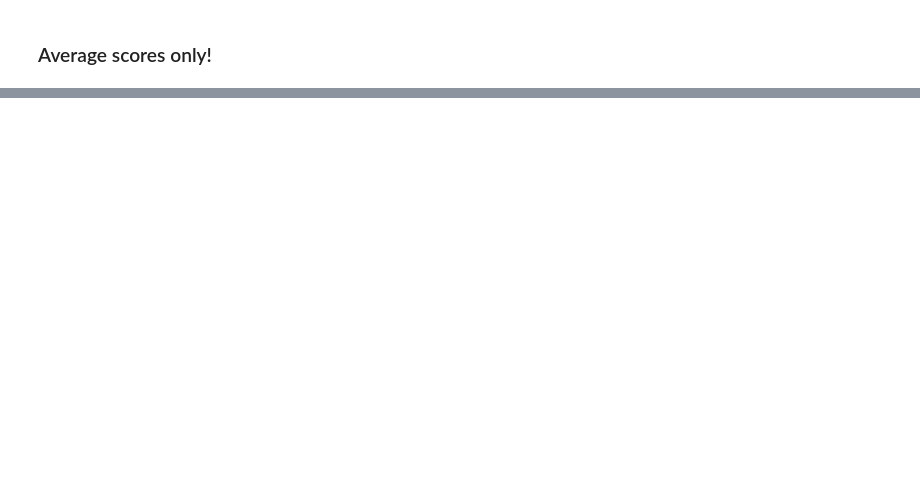
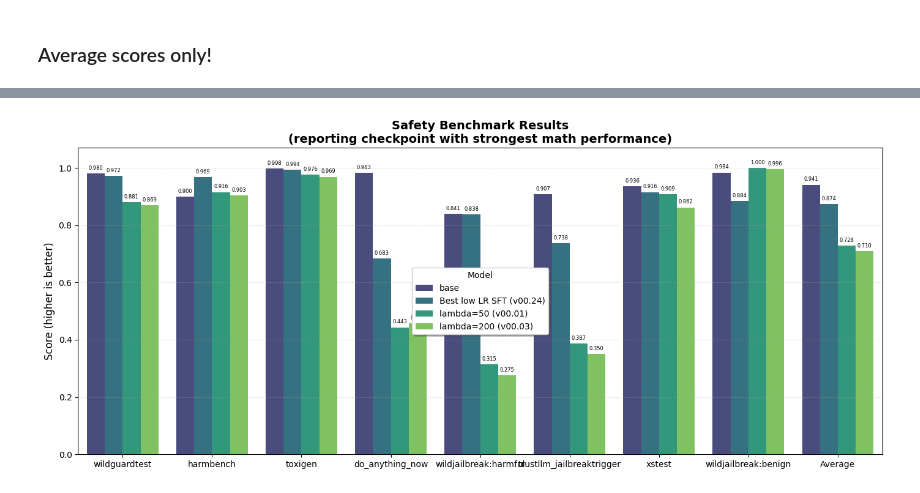
Before and after one commit to Neelectric/open-r1_safety, a Jupyter notebook: data_viz/prep_paper_data_viz.ipynb, the cells around one changed output, grey strips where cells are left out. Cells and saved outputs as stored; diff of their text form; code cells hidden in the pictures; blank space fills up the shorter version.

Commit message:
trying different chat configs, new data viz

```diff
--- a/data_viz/prep_paper_data_viz.ipynb
+++ b/data_viz/prep_paper_data_viz.ipynb
@@ -1069,0 +1008,84 @@ Average score for ../safety-eval/generation_results/Neelectric/Llama-3.1-8B-Inst
+# %%
+import json
+from pprint import pprint
+import pandas as pd
+import matplotlib.pyplot as plt
+import seaborn as sns
+import os
+
+root_file_path = "../safety-eval/generation_results/"
+model = "Neelectric/Llama-3.1-8B-Instruct_SFT_Math-220kfisher_v00."
+
+safety_benchmark_configs = [
+    ('wildguardtest', 'inverted_micro_harm_lower'),
+    ('harmbench', 'inverted_micro_asr_lower'),
+    ('toxigen', 'safe_overall'),
+    ('do_anything_now', 'inverted_macro_asr'),
+    ('wildjailbreak:harmful', 'inverted_macro_asr'),
+    ('trustllm_jailbreaktrigger', 'inverted_macro_asr'),
+    ('xstest', 'overall_accuracy'),
+    ('wildjailbreak:benign', 'macro_asr'),
+]
+benchmarks = [benchmark[0] for benchmark in safety_benchmark_configs] + ["Average"]
+
+
+# Base
+# Best SFT
+# fisher lambda 50.0
+# fisher lambda 100.0
+# fisher lambda 200.0
+
+### do it for base
+base_path = root_file_path + "meta-llama/Llama-3.1-8B-Instruct" + "/base/metrics_base_main.json"
+base_values = retrieve_results(results_json_path=base_path, benchmark_configs=safety_benchmark_configs, compute_mean=True)
+
+### this is for best low LR sft v00.24
+low_lr_path = "../safety-eval/generation_results/Neelectric/Llama-3.1-8B-Instruct_SFT_Math-220kv00.24/SFT/metrics_SFT_main.json"
+low_lr_values = retrieve_results(results_json_path=low_lr_path, benchmark_configs=safety_benchmark_configs, compute_mean=True)
+
+## here we will have static Fisher 01
+static_fisher_values = []
+num_fishers = 3
+for i in range(1, 1 + num_fishers):
+    if i ==2:
+        continue
+    idx = str(i)
+    temp_static_fisher_path = "../safety-eval/generation_results/Neelectric/Llama-3.1-8B-Instruct_SFT_Math-220kfisher_v00.0" + idx + "/SFT/metrics_SFT_main.json"
+    print(temp_static_fisher_path)
+    temp_static_fisher_values = retrieve_results(results_json_path=temp_static_fisher_path, benchmark_configs=safety_benchmark_configs, compute_mean=True)
+    static_fisher_values = static_fisher_values + temp_static_fisher_values
+
+
+# now we put into a dataframe and plot
+n = 1 + 1 + num_fishers - 1
+
+print(len(benchmarks * n))
+print(len(base_values + low_lr_values + static_fisher_values))
+print(static_fisher_values)
+df = pd.DataFrame({
+    'Benchmark': benchmarks * n,
+    'Value': base_values + low_lr_values + static_fisher_values,
+    # + ['lambda=100 (v00.02)'] * len(benchmarks)
+    'Model': ['base'] * len(benchmarks) + ['Best low LR SFT (v00.24)'] * len(benchmarks) + ['lambda=50 (v00.01)'] * len(benchmarks)  + ['lambda=200 (v00.03)'] * len(benchmarks),
+})
+
+fig, ax = plt.subplots(figsize=(14, 6))
+palette = sns.color_palette("viridis", n)
+bars = sns.barplot(data=df, x='Benchmark', y='Value', hue='Model', ax=ax, palette=palette)
+
+# again we add value labels on top of bars
+for container in ax.containers:
+    ax.bar_label(container, fmt='%.3f', padding=3, fontsize=6)
+
+ax.set_xlabel('')
+ax.set_ylabel('Score (higher is better)', fontsize=12)
+ax.set_title('Safety Benchmark Results\n(reporting checkpoint with strongest math performance)', fontsize=14, fontweight='bold')
+ax.legend(title='Model', frameon=True, fancybox=True, shadow=True)
+ax.grid(axis='y', alpha=0.3, linestyle='--')
+
+# trying to give room for labels
+ax.set_ylim(0, 1 * 1.07)
+
+plt.tight_layout()
+plt.show()
+# %% [output]
@@ -1069,0 +1101 @@ Average score for ../safety-eval/generation_results/Neelectric/Llama-3.1-8B-Inst
+[figure, added]
```
Also changed, not shown: parts of 9 cells of this notebook, 5 other files.
